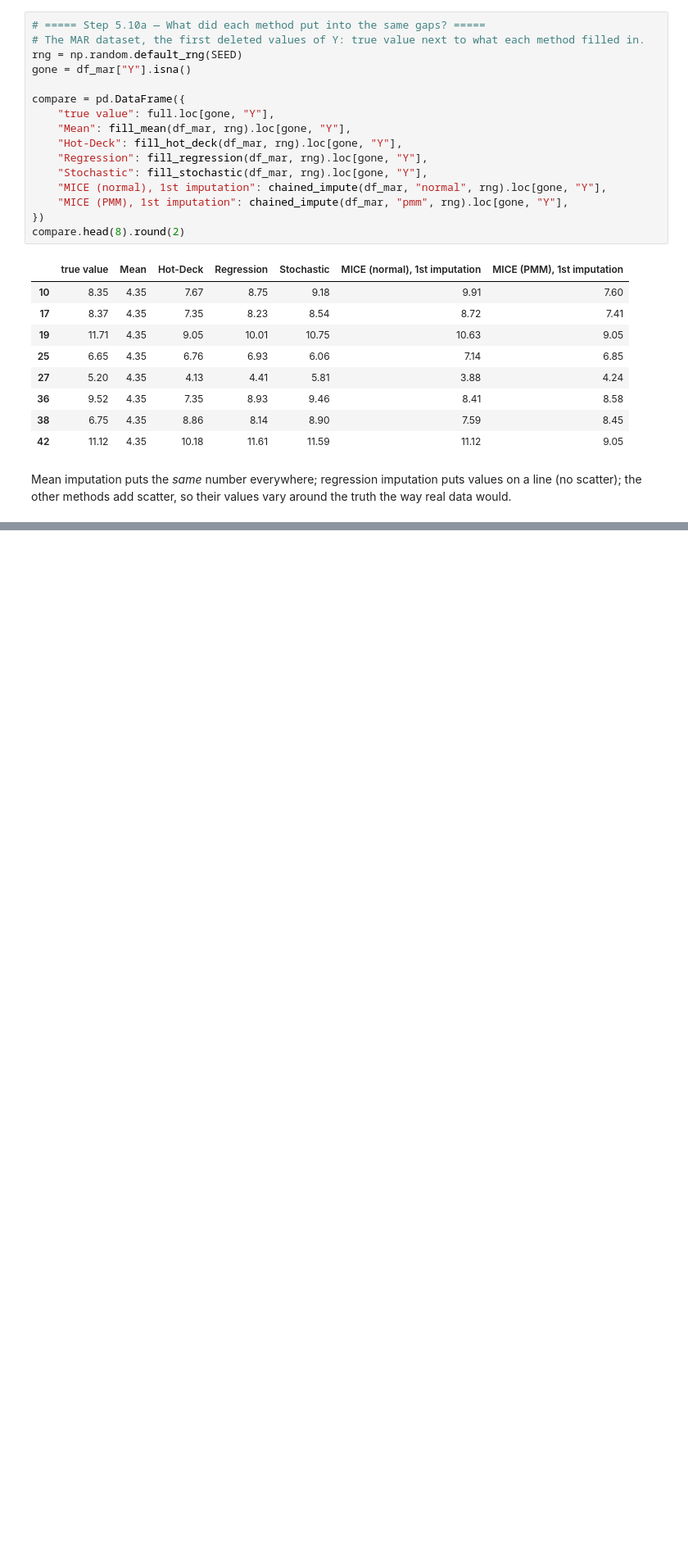
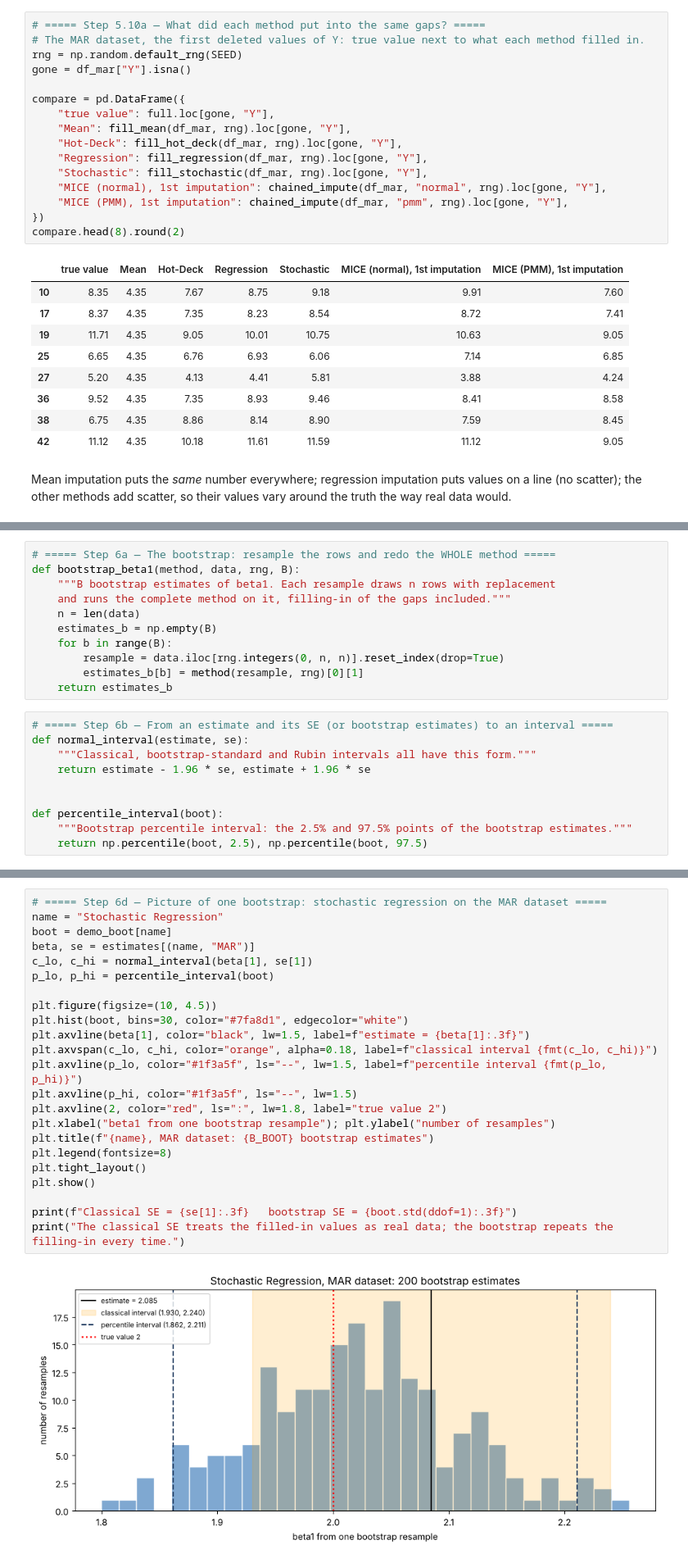
Before and after one commit to swachchhogun/missing-data-stat-inference, a Jupyter notebook: notebook/missing_data_simulation.ipynb, the cells around one changed output, grey strips where cells are left out. Shown at 82% size. Saved outputs shown, nothing was run; the diff lists cells and outputs as text; blank space fills up the shorter version.

```diff
--- a/notebook/missing_data_simulation.ipynb
+++ b/notebook/missing_data_simulation.ipynb
@@ -2114,0 +1383,21 @@ And in every case:
+# %%
+# ===== Step 6a — The bootstrap: resample the rows and redo the WHOLE method =====
+def bootstrap_beta1(method, data, rng, B):
+    """B bootstrap estimates of beta1. Each resample draws n rows with replacement
+    and runs the complete method on it, filling-in of the gaps included."""
+    n = len(data)
+    estimates_b = np.empty(B)
+    for b in range(B):
+        resample = data.iloc[rng.integers(0, n, n)].reset_index(drop=True)
+        estimates_b[b] = method(resample, rng)[0][1]
+    return estimates_b
+# %%
+# ===== Step 6b — From an estimate and its SE (or bootstrap estimates) to an interval =====
+def normal_interval(estimate, se):
+    """Classical, bootstrap-standard and Rubin intervals all have this form."""
+    return estimate - 1.96 * se, estimate + 1.96 * se
+
+
+def percentile_interval(boot):
+    """Bootstrap percentile interval: the 2.5% and 97.5% points of the bootstrap estimates."""
+    return np.percentile(boot, 2.5), np.percentile(boot, 97.5)
@@ -2114,0 +1443,25 @@ And in every case:
+# %%
+# ===== Step 6d — Picture of one bootstrap: stochastic regression on the MAR dataset =====
+name = "Stochastic Regression"
+boot = demo_boot[name]
+beta, se = estimates[(name, "MAR")]
+c_lo, c_hi = normal_interval(beta[1], se[1])
+p_lo, p_hi = percentile_interval(boot)
+
+plt.figure(figsize=(10, 4.5))
+plt.hist(boot, bins=30, color="#7fa8d1", edgecolor="white")
+plt.axvline(beta[1], color="black", lw=1.5, label=f"estimate = {beta[1]:.3f}")
+plt.axvspan(c_lo, c_hi, color="orange", alpha=0.18, label=f"classical interval {fmt(c_lo, c_hi)}")
+plt.axvline(p_lo, color="#1f3a5f", ls="--", lw=1.5, label=f"percentile interval {fmt(p_lo, p_hi)}")
+plt.axvline(p_hi, color="#1f3a5f", ls="--", lw=1.5)
+plt.axvline(2, color="red", ls=":", lw=1.8, label="true value 2")
+plt.xlabel("beta1 from one bootstrap resample"); plt.ylabel("number of resamples")
+plt.title(f"{name}, MAR dataset: {B_BOOT} bootstrap estimates")
+plt.legend(fontsize=8)
+plt.tight_layout()
+plt.show()
+
+print(f"Classical SE = {se[1]:.3f}   bootstrap SE = {boot.std(ddof=1):.3f}")
+print("The classical SE treats the filled-in values as real data; the bootstrap repeats the filling-in every time.")
+# %% [output]
+[figure, added]
```
Also changed, not shown: parts of 152 cells of this notebook, 31 other files.
